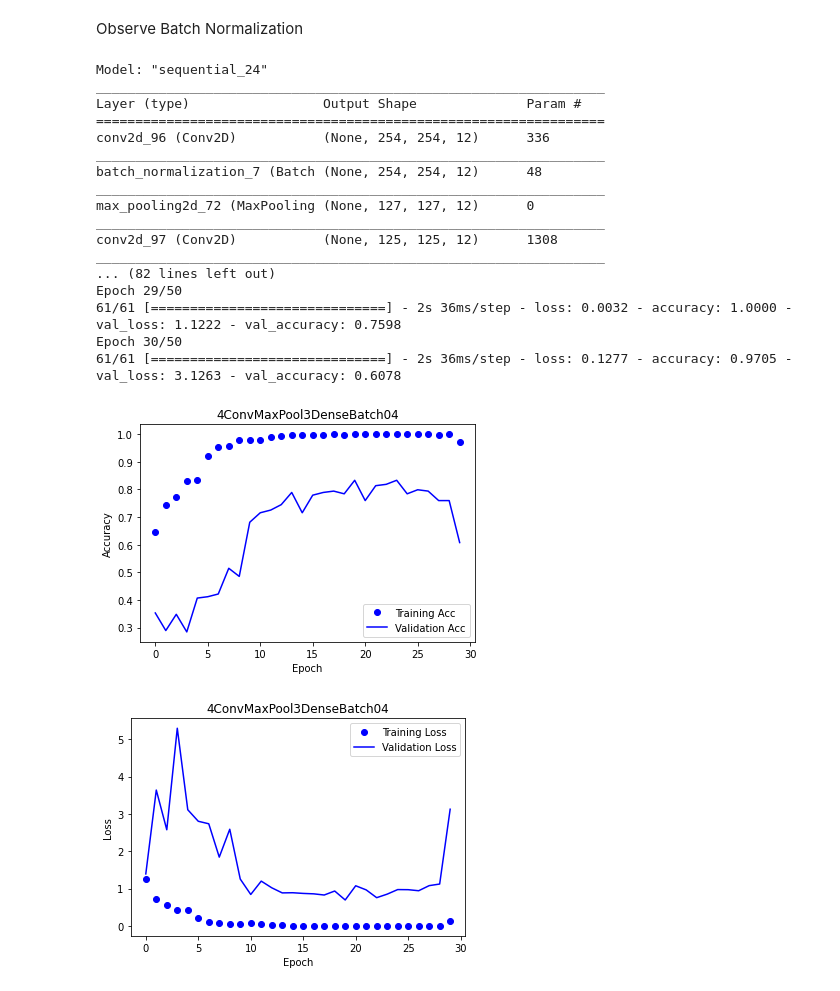
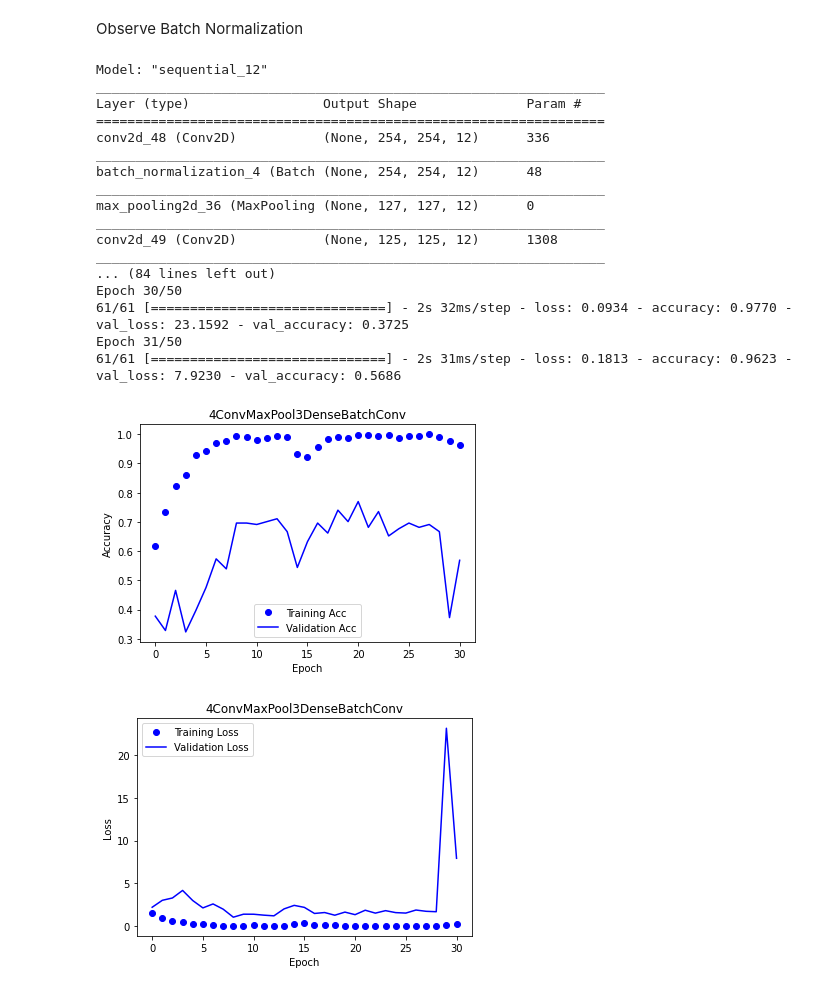
Before and after one commit to mykon23/DL-2020Project, a Jupyter notebook: Equus6.ipynb, the cells around one changed output. Drawn from its saved outputs; the diff is of its cells as text; code cells hidden in the pictures.

```diff
--- a/Equus6.ipynb
+++ b/Equus6.ipynb
@@ -950,45 +939,45 @@ model.add( BatchNormalization())
 model.add( MaxPooling2D(2,2) )
 model.add( Conv2D( 32, (3, 3 ), activation='relu') )
 model.add( BatchNormalization())
 model.add( Flatten() )
 model.add( Dense( 24, activation = 'relu' ) )
 model.add( Dense( 12, activation = 'relu' ) )
 model.add( Dense( 3, activation = 'softmax' ) )
 model.summary()
 
 ##Compile the model
 model.compile( optimizer = 'adam', loss = 'categorical_crossentropy', metrics = [ 'accuracy' ] )
 
 ##Set the params from training
 train = {'gen': train_generator, 'steps': int( (1 + 0.0) * train_batches) }
 val = {'gen': val_generator, 'steps': val_batches }
 test = {'gen': test_generator, 'steps': test_batches }
 
-model_path = '4ConvMaxPool3DenseBatch04.h5'
+model_path = '4ConvMaxPool3DenseBatchConv.h5'
 
 ##Train the model
 history = train_model(model, train, val, model_path)
 disp_plot(history, model_path.split('.')[0])
 # %% [output]
-Model: "sequential_24"
+Model: "sequential_12"
 _________________________________________________________________
 Layer (type)                 Output Shape              Param #
 =================================================================
-conv2d_96 (Conv2D)           (None, 254, 254, 12)      336
+conv2d_48 (Conv2D)           (None, 254, 254, 12)      336
 _________________________________________________________________
-batch_normalization_7 (Batch (None, 254, 254, 12)      48
+batch_normalization_4 (Batch (None, 254, 254, 12)      48
 _________________________________________________________________
-max_pooling2d_72 (MaxPooling (None, 127, 127, 12)      0
+max_pooling2d_36 (MaxPooling (None, 127, 127, 12)      0
 _________________________________________________________________
-conv2d_97 (Conv2D)           (None, 125, 125, 12)      1308
+conv2d_49 (Conv2D)           (None, 125, 125, 12)      1308
 _________________________________________________________________
-... (82 lines left out)
-Epoch 29/50
-61/61 [==============================] - 2s 36ms/step - loss: 0.0032 - accuracy: 1.0000 - val_loss: 1.1222 - val_accuracy: 0.7598
+... (84 lines left out)
 Epoch 30/50
-61/61 [==============================] - 2s 36ms/step - loss: 0.1277 - accuracy: 0.9705 - val_loss: 3.1263 - val_accuracy: 0.6078
+61/61 [==============================] - 2s 32ms/step - loss: 0.0934 - accuracy: 0.9770 - val_loss: 23.1592 - val_accuracy: 0.3725
+Epoch 31/50
+61/61 [==============================] - 2s 31ms/step - loss: 0.1813 - accuracy: 0.9623 - val_loss: 7.9230 - val_accuracy: 0.5686
-[figure, old version]
+[figure, new version]
-[figure, old version]
+[figure, new version]
 # %%
 ##Load the weights of the best model acquired in training
 model.load_weights(model_path)
```
Also changed, not shown: parts of 28 cells of this notebook.
